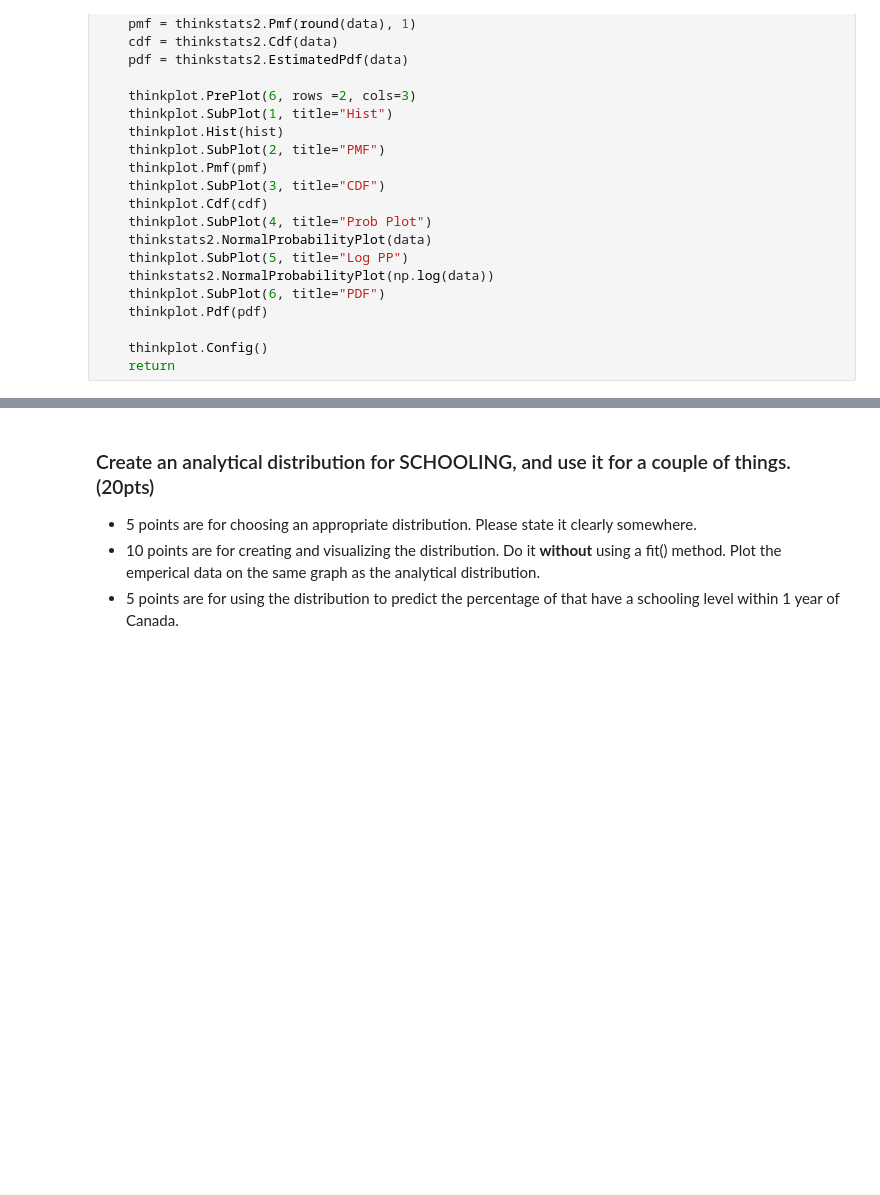
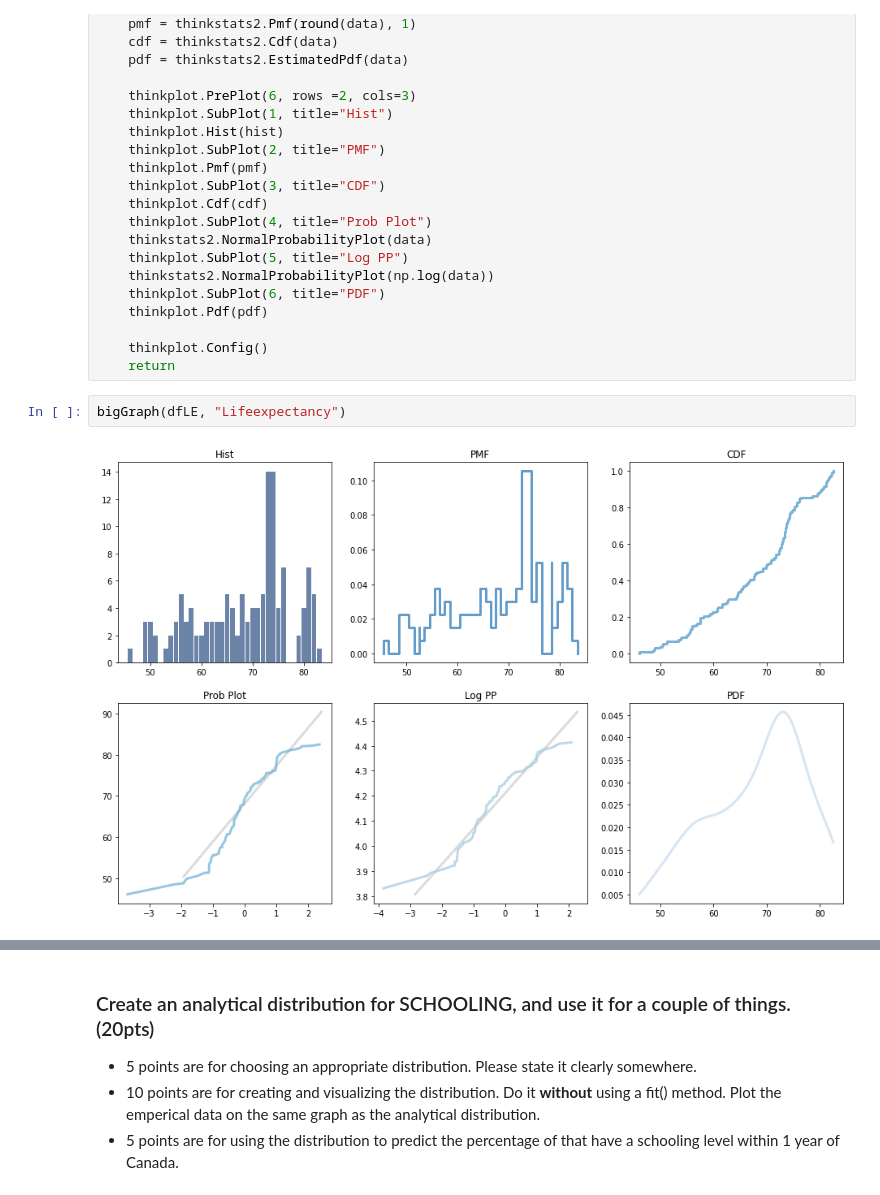
Before and after one commit to CcDenn/BSIP_Assignment_2_Students, a Jupyter notebook: stats_asn_2_start.ipynb, the cells around one changed output, grey strips where cells are left out. Drawn from its saved outputs; the diff is of its cells as text; blank space fills up the shorter version.

```diff
--- a/stats_asn_2_start.ipynb
+++ b/stats_asn_2_start.ipynb
@@ -100,3 +100,7 @@ def bigGraph(df_in, columnName):
 
     thinkplot.Config()
     return
+# %%
+bigGraph(dfLE, "Lifeexpectancy")
+# %% [output]
+[figure, added]
```
Also changed, not shown: parts of 23 cells of this notebook.
